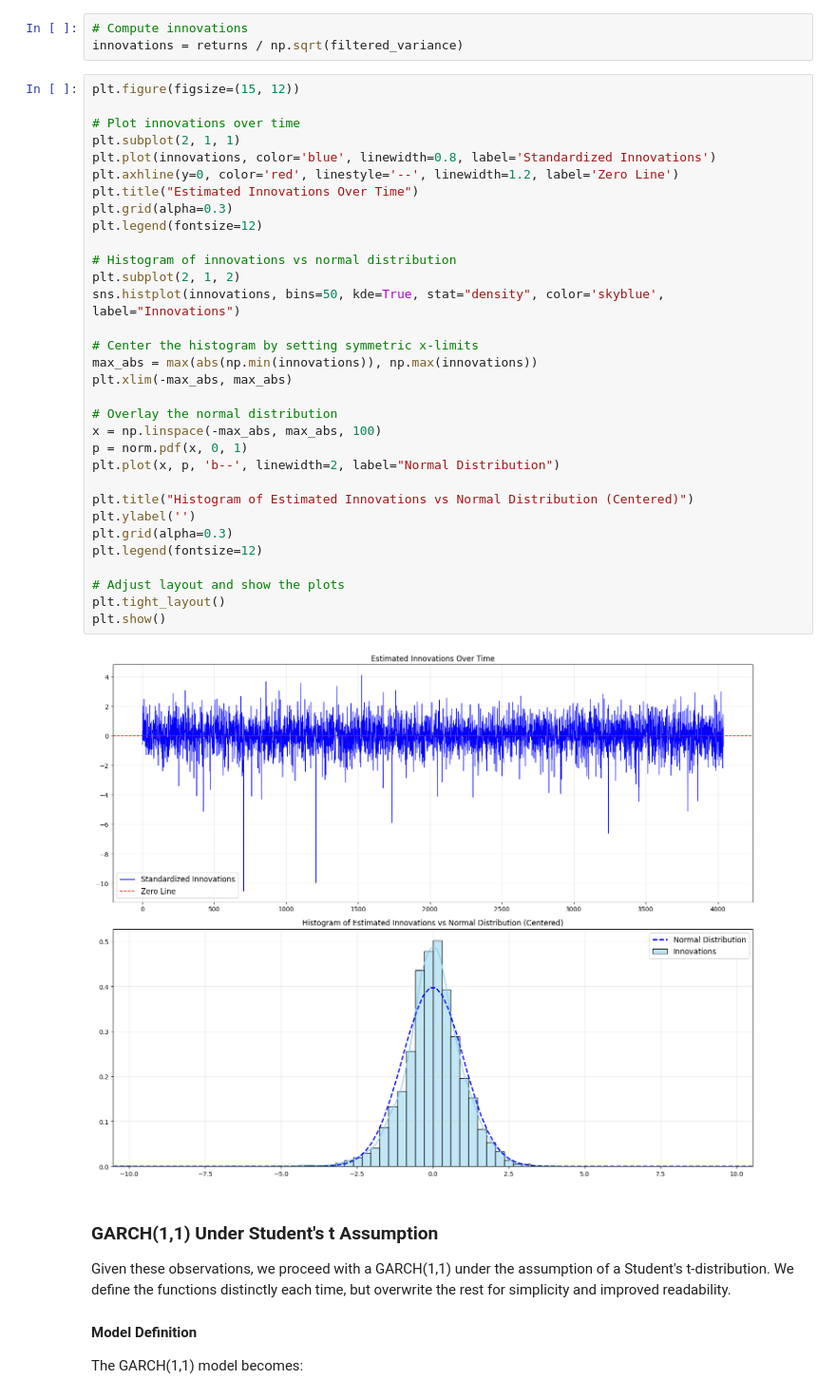
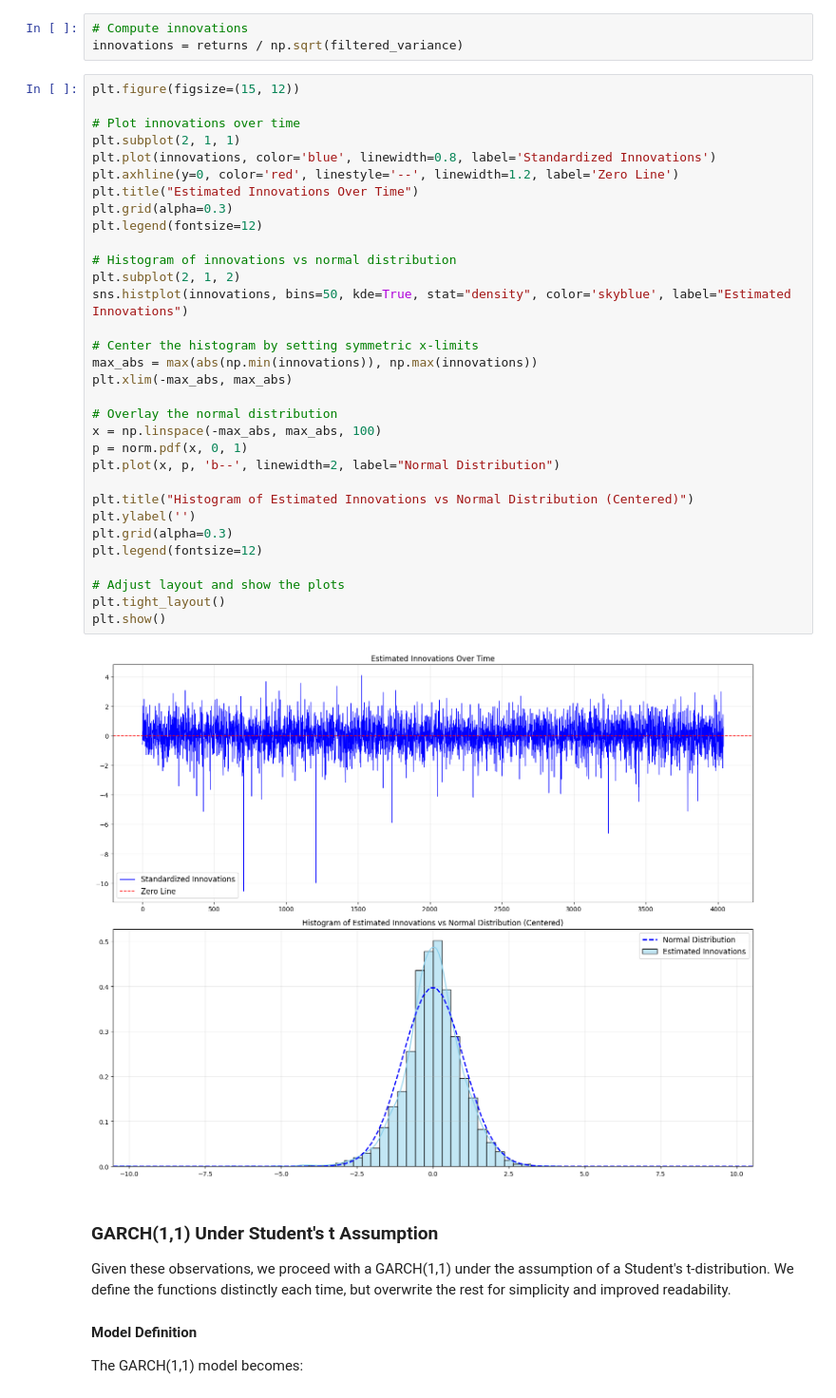
Before and after one commit to Alessandro-Dodon/garch, a Jupyter notebook: Garch.ipynb, the cells around one changed output. Shown at 95% size. Drawn from its saved outputs; the diff is of its cells as text.

```diff
--- a/Garch.ipynb
+++ b/Garch.ipynb
@@ -527,35 +527,35 @@ plt.figure(figsize=(15, 12))
 
 # Plot innovations over time
 plt.subplot(2, 1, 1)
 plt.plot(innovations, color='blue', linewidth=0.8, label='Standardized Innovations')
 plt.axhline(y=0, color='red', linestyle='--', linewidth=1.2, label='Zero Line')
 plt.title("Estimated Innovations Over Time")
 plt.grid(alpha=0.3)
 plt.legend(fontsize=12)
 
 # Histogram of innovations vs normal distribution
 plt.subplot(2, 1, 2)
-sns.histplot(innovations, bins=50, kde=True, stat="density", color='skyblue', label="Innovations")
+sns.histplot(innovations, bins=50, kde=True, stat="density", color='skyblue', label="Estimated Innovations")
 
 # Center the histogram by setting symmetric x-limits
 max_abs = max(abs(np.min(innovations)), np.max(innovations))
 plt.xlim(-max_abs, max_abs)
 
 # Overlay the normal distribution
 x = np.linspace(-max_abs, max_abs, 100)
 p = norm.pdf(x, 0, 1)
 plt.plot(x, p, 'b--', linewidth=2, label="Normal Distribution")
 
 plt.title("Histogram of Estimated Innovations vs Normal Distribution (Centered)")
 plt.ylabel('')
 plt.grid(alpha=0.3)
 plt.legend(fontsize=12)
 
 # Adjust layout and show the plots
 plt.tight_layout()
 plt.show()
 # %% [output]
-[figure, old version]
+[figure, new version]
 # %% [markdown]
 ### GARCH(1,1) Under Student's t Assumption
 
```
Also changed, not shown: parts of 3 cells of this notebook, 2 other files.
